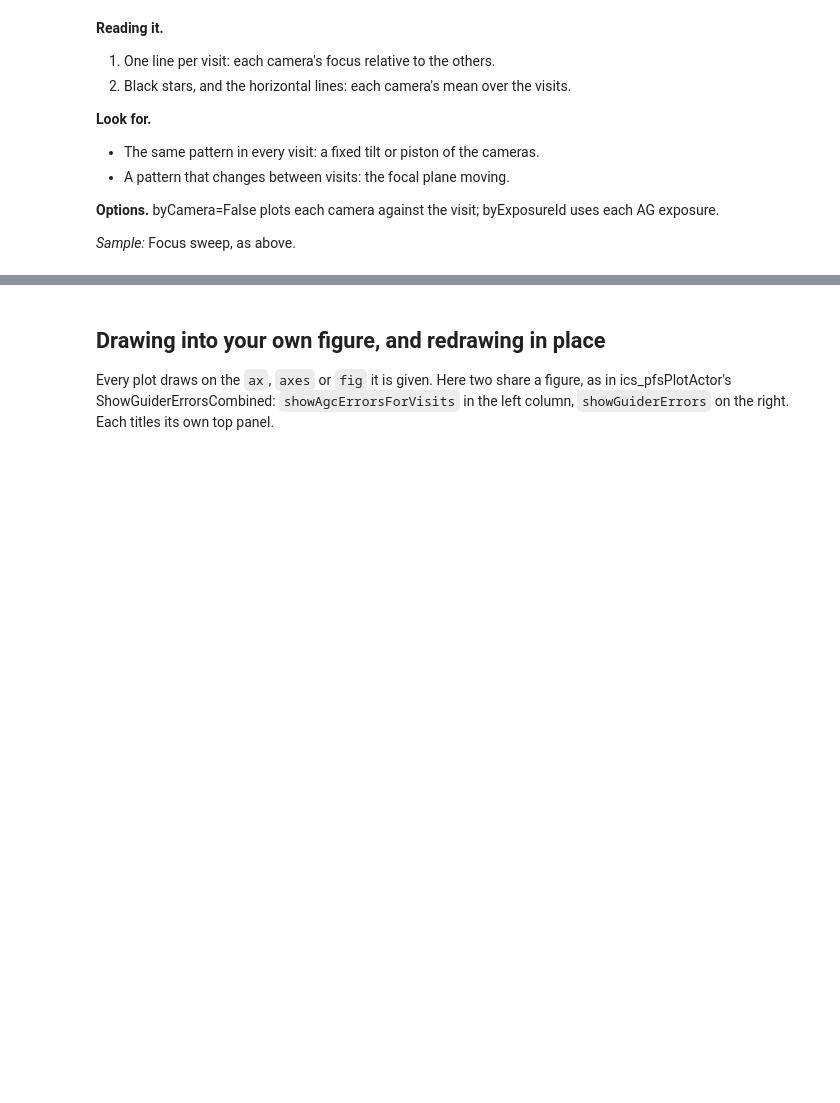
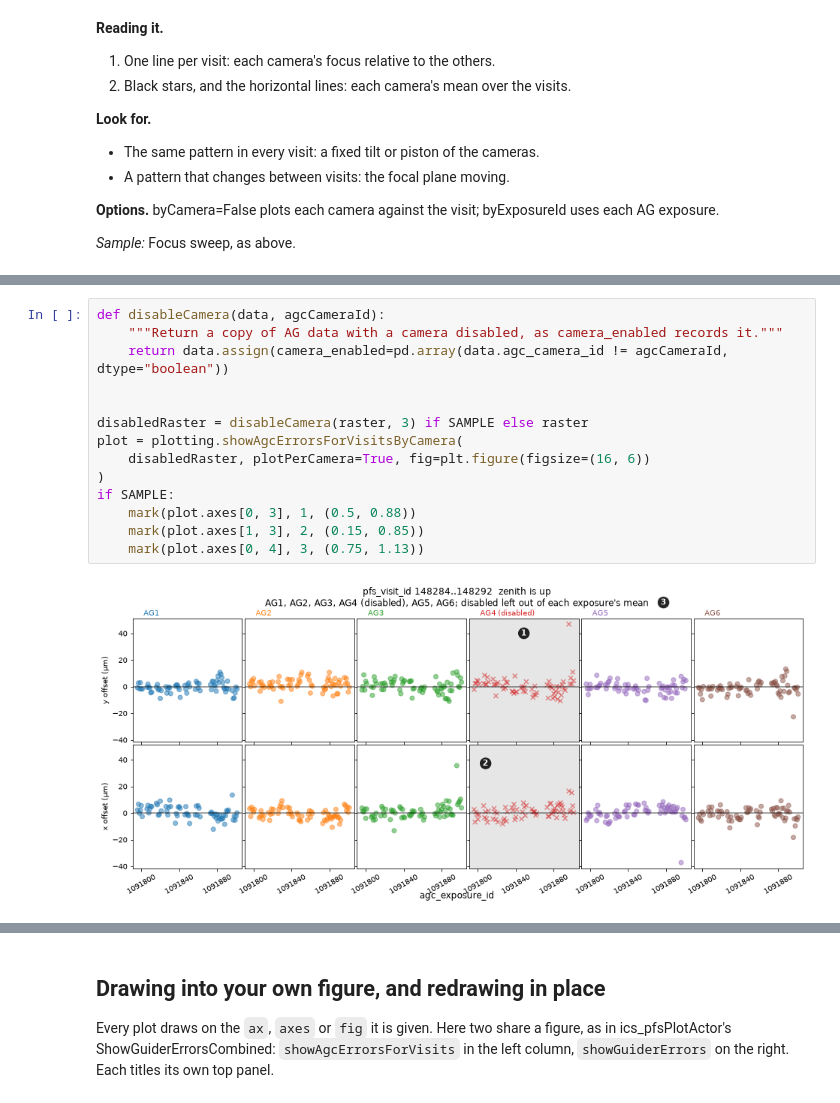
Before and after one commit to Subaru-PFS/drp_qa, a Jupyter notebook: docs/guider-plots.ipynb, the cells around one changed output, grey strips where cells are left out. Drawn from its saved outputs; the diff is of its cells as text; blank space fills up the shorter version.

```diff
--- a/docs/guider-plots.ipynb
+++ b/docs/guider-plots.ipynb
@@ -602,0 +614,16 @@ if SAMPLE:
+# %%
+def disableCamera(data, agcCameraId):
+    """Return a copy of AG data with a camera disabled, as camera_enabled records it."""
+    return data.assign(camera_enabled=pd.array(data.agc_camera_id != agcCameraId, dtype="boolean"))
+
+
+disabledRaster = disableCamera(raster, 3) if SAMPLE else raster
+plot = plotting.showAgcErrorsForVisitsByCamera(
+    disabledRaster, plotPerCamera=True, fig=plt.figure(figsize=(16, 6))
+)
+if SAMPLE:
+    mark(plot.axes[0, 3], 1, (0.5, 0.88))
+    mark(plot.axes[1, 3], 2, (0.15, 0.85))
+    mark(plot.axes[0, 4], 3, (0.75, 1.13))
+# %% [output]
+[figure, added]
```
Also changed, not shown: parts of 10 cells of this notebook, 3 other files.
